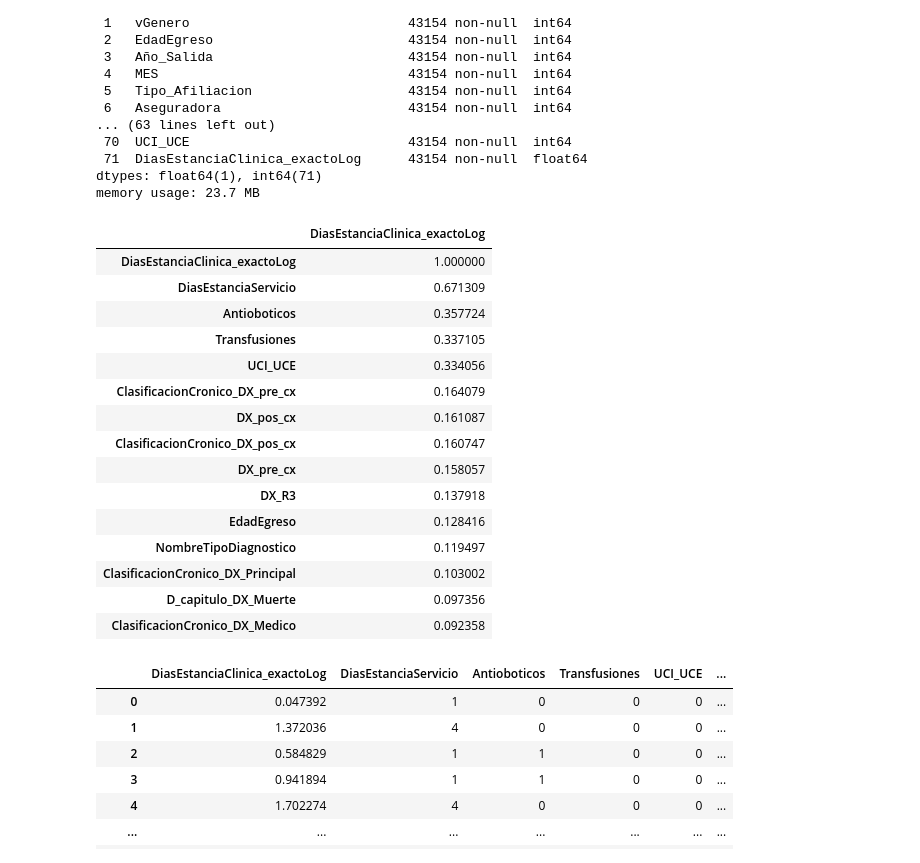
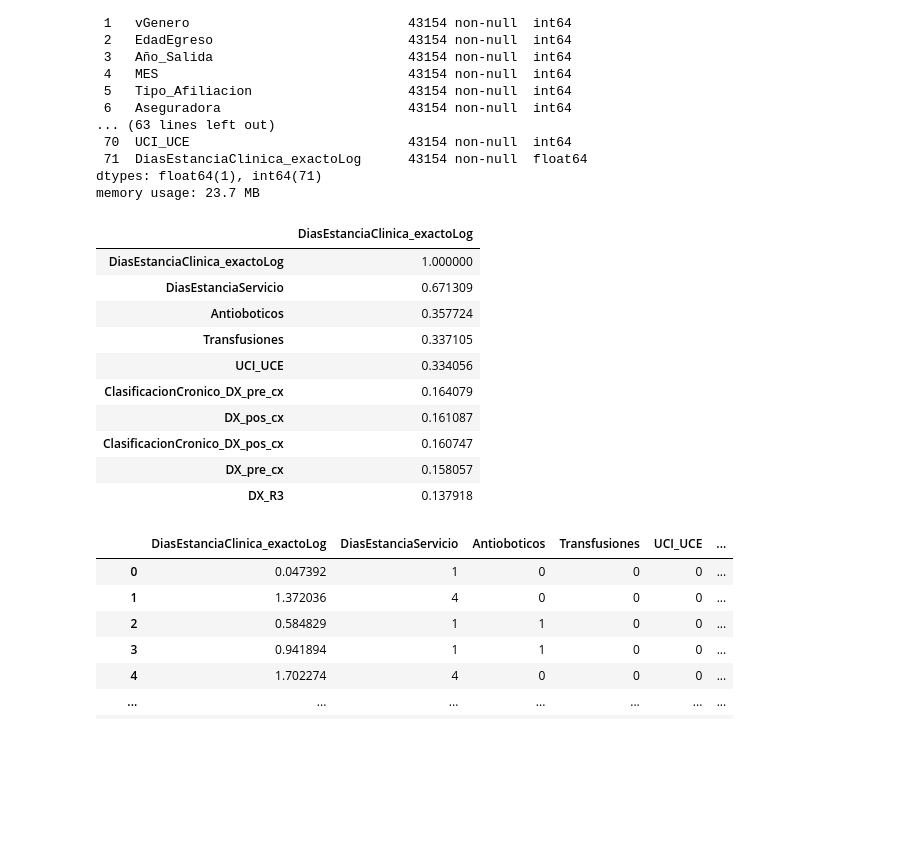
Before and after one commit to AndresBanquezBio/Hackathon, a Jupyter notebook: nosequehago.ipynb, the cells around one changed output. Cells and saved outputs as stored; diff of their text form; code cells hidden in the pictures; blank space fills up the shorter version.

```diff
--- a/nosequehago.ipynb
+++ b/nosequehago.ipynb
@@ -239,24 +239,19 @@ memory usage: 23.7 MB
 # %%
 corr_matrix = dataEncode.corr()
 target_corr_df = pd.DataFrame(corr_matrix["DiasEstanciaClinica_exactoLog"].sort_values(ascending=False))
-target_corr_df.head(15)
+target_corr_df.head(10)
 # %% [output]
 |  | DiasEstanciaClinica_exactoLog |
 | DiasEstanciaClinica_exactoLog | 1.000000 |
 | DiasEstanciaServicio | 0.671309 |
 | Antioboticos | 0.357724 |
 | Transfusiones | 0.337105 |
 | UCI_UCE | 0.334056 |
 | ClasificacionCronico_DX_pre_cx | 0.164079 |
 | DX_pos_cx | 0.161087 |
 | ClasificacionCronico_DX_pos_cx | 0.160747 |
 | DX_pre_cx | 0.158057 |
 | DX_R3 | 0.137918 |
-| EdadEgreso | 0.128416 |
-| NombreTipoDiagnostico | 0.119497 |
-| ClasificacionCronico_DX_Principal | 0.103002 |
-| D_capitulo_DX_Muerte | 0.097356 |
-| ClasificacionCronico_DX_Medico | 0.092358 |
 # %%
 dataEncode=dataEncode[target_corr_df.index[:10]]
 dataEncode
```
Also changed, not shown: 1 other file.
